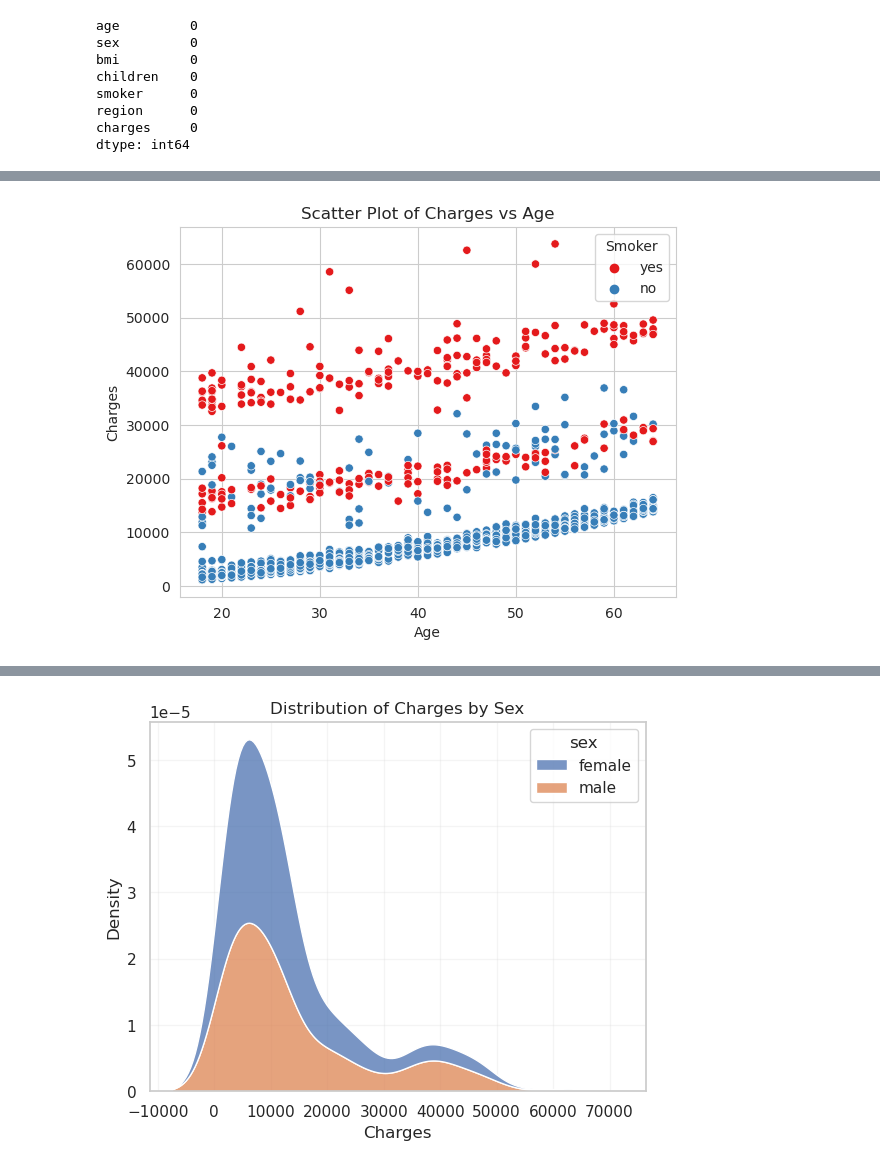
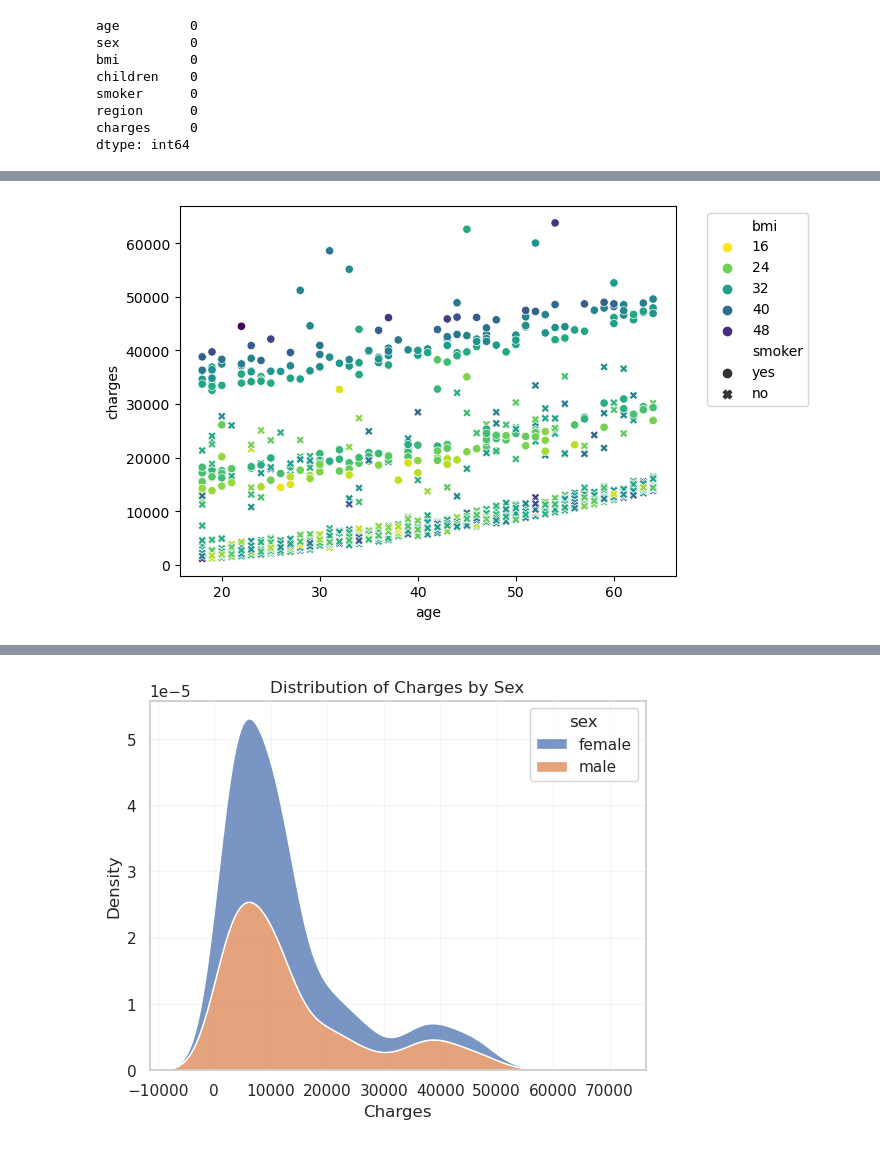
Before and after one commit to ShubhamMisar-12/MedicalCostPrediction, a Jupyter notebook: medical-cost-prediction-1.ipynb, the cells around one changed output, grey strips where cells are left out. Drawn from its saved outputs; the diff is of its cells as text; code cells hidden in the pictures.

```diff
--- a/medical-cost-prediction-1.ipynb
+++ b/medical-cost-prediction-1.ipynb
@@ -62,16 +72,6 @@ plt.show()
 # %%
-sns.set_style('whitegrid')
-
-palette = 'Set1'
-
-sns.scatterplot(data=df, x='age', y='charges', hue='smoker', palette=palette)
-
-plt.xlabel('Age')
-plt.ylabel('Charges')
-plt.title('Scatter Plot of Charges vs Age')
-
-plt.legend(title='Smoker', loc='upper right')
-
+sns.scatterplot(data = df, x = "age", y = "charges", style = "smoker", hue = "bmi", palette = "viridis_r")
+plt.legend(bbox_to_anchor=(1.05, 1), loc='upper left')
 plt.show()
 # %% [output]
-[figure, old version]
+[figure, new version]
```
Also changed, not shown: parts of 11 cells of this notebook.
